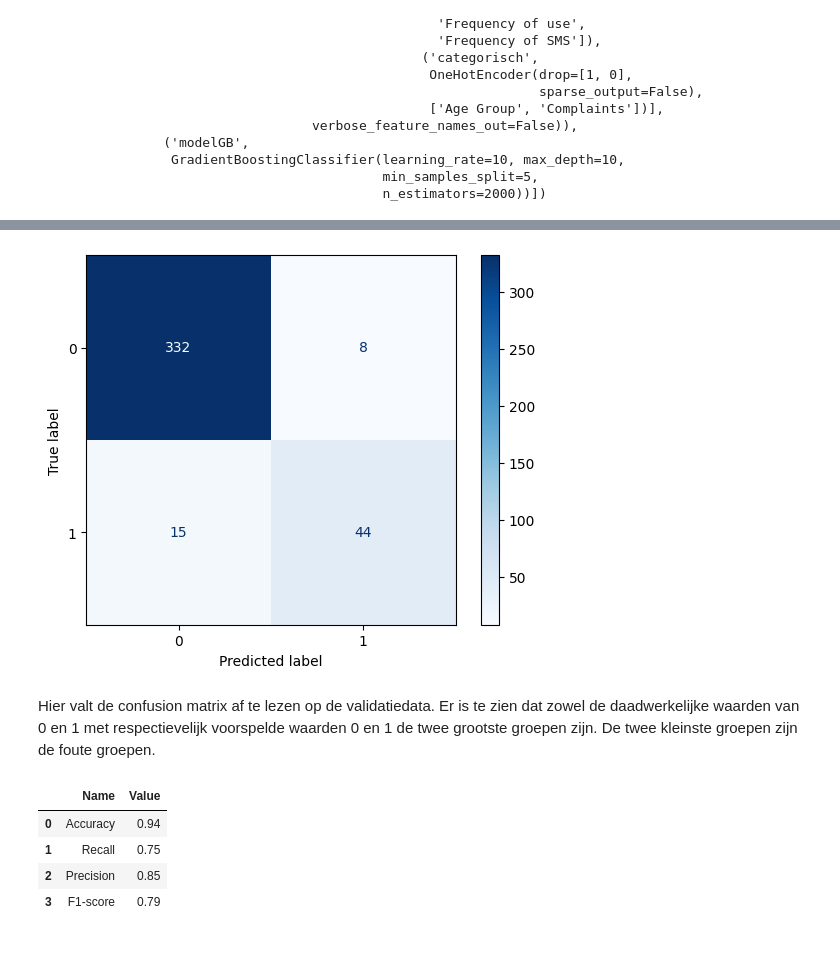
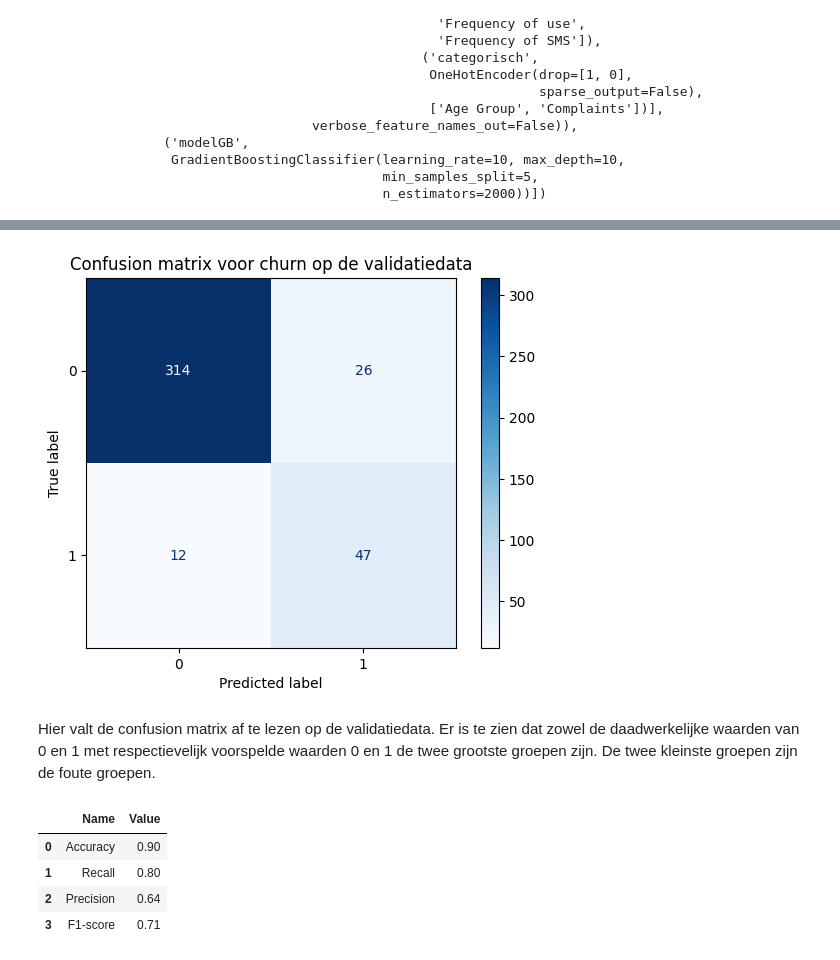
Before and after one commit to Timvc03/Sinusgroep-A31, a Jupyter notebook: GradientBoosting/Gradient Boosting.ipynb, the cells around one changed output, grey strips where cells are left out. Saved outputs shown, nothing was run; the diff lists cells and outputs as text; code cells hidden in the pictures.

```diff
--- a/GradientBoosting/Gradient Boosting.ipynb
+++ b/GradientBoosting/Gradient Boosting.ipynb
@@ -124,12 +125,18 @@ GradientBoostingClassifier(learning_rate=1, max_depth=10, min_samples_split=5,
+# %%
+# Uit de gridsearchs zijn deze parameters als de beste samenstelling gekomen en daarom dienen zij hier aangepast te worden.
+model_GB.learning_rate = 0.1
+model_GB.max_depth = 10
+model_GB.n_estimators = 2000
 # %%
 # Hier wordt het voorspellen op de validatiedata gedaan.
-predicted = gridsearch_GB.predict(X_test)
+predicted = model_GB.predict(X_test)
 # %%
 # Confusion matrix
 ConfusionMatrixDisplay.from_predictions(Y_test, predicted, cmap = 'Blues')
+plt.title("Confusion matrix voor churn op de validatiedata")
 plt.show()
 # %% [output]
-[figure, old version]
+[figure, new version]
 # %% [markdown]
 Hier valt de confusion matrix af te lezen op de validatiedata. Er is te zien dat zowel de daadwerkelijke waarden van 0 en 1 met respectievelijk voorspelde waarden 0 en 1 de twee grootste groepen zijn. De twee kleinste groepen zijn de foute groepen.
 # %%
@@ -144,7 +151,7 @@ df = pd.DataFrame(table)
 df
 # %% [output]
 |  | Name | Value |
-| 0 | Accuracy | 0.94 |
-| 1 | Recall | 0.75 |
-| 2 | Precision | 0.85 |
-| 3 | F1-score | 0.79 |
+| 0 | Accuracy | 0.90 |
+| 1 | Recall | 0.80 |
+| 2 | Precision | 0.64 |
+| 3 | F1-score | 0.71 |
```
Also changed, not shown: parts of 3 cells of this notebook.
